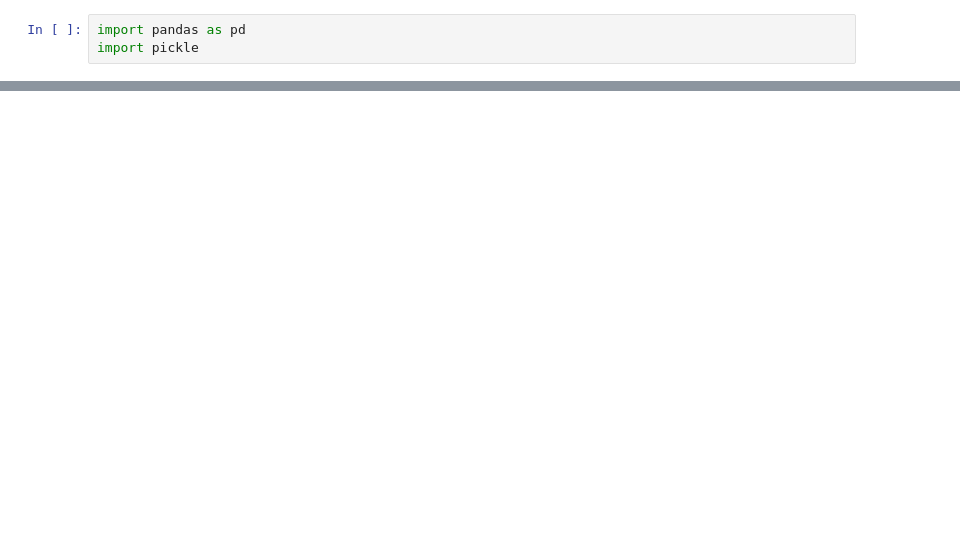
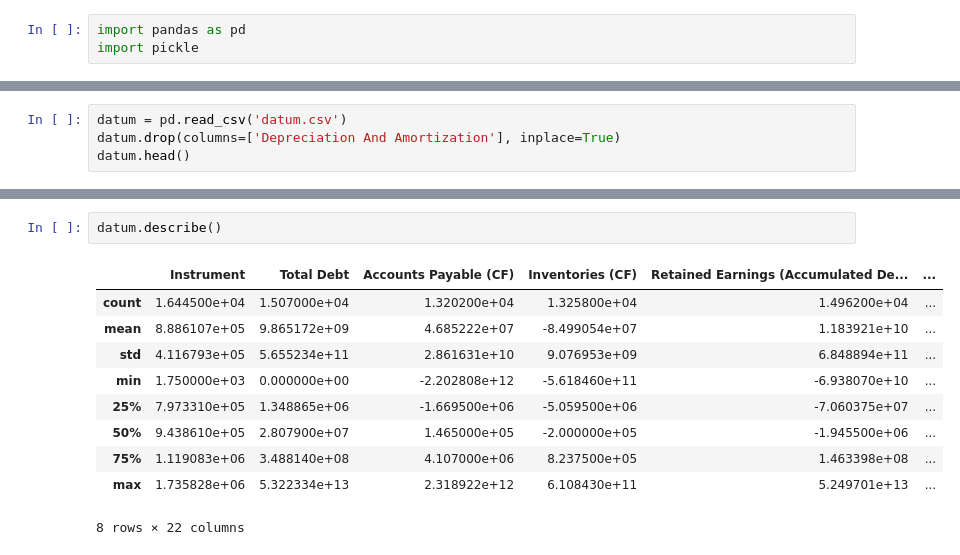
Before and after one commit to Faisalsouz/bankruptcy, a Jupyter notebook: data/Eikon/preprocessing.ipynb, the cells around one changed output, grey strips where cells are left out. Saved outputs shown, nothing was run; the diff lists cells and outputs as text; blank space fills up the shorter version.

```diff
--- a/data/Eikon/preprocessing.ipynb
+++ b/data/Eikon/preprocessing.ipynb
@@ -14,0 +4,4 @@ beta.head()
+# %%
+datum = pd.read_csv('datum.csv')
+datum.drop(columns=['Depreciation And Amortization'], inplace=True)
+datum.head()
@@ -48,0 +42,13 @@ Index(['c1', 'c2'], dtype='object')
+# %%
+datum.describe()
+# %% [output]
+|  | Instrument | Total Debt | Accounts Payable (CF) | Inventories (CF) | Retained Earnings (Accumulated De... | ... |
+| count | 1.644500e+04 | 1.507000e+04 | 1.320200e+04 | 1.325800e+04 | 1.496200e+04 | ... |
+| mean | 8.886107e+05 | 9.865172e+09 | 4.685222e+07 | -8.499054e+07 | 1.183921e+10 | ... |
+| std | 4.116793e+05 | 5.655234e+11 | 2.861631e+10 | 9.076953e+09 | 6.848894e+11 | ... |
+| min | 1.750000e+03 | 0.000000e+00 | -2.202808e+12 | -5.618460e+11 | -6.938070e+10 | ... |
+| 25% | 7.973310e+05 | 1.348865e+06 | -1.669500e+06 | -5.059500e+06 | -7.060375e+07 | ... |
+| 50% | 9.438610e+05 | 2.807900e+07 | 1.465000e+05 | -2.000000e+05 | -1.945500e+06 | ... |
+| 75% | 1.119083e+06 | 3.488140e+08 | 4.107000e+06 | 8.237500e+05 | 1.463398e+08 | ... |
+| max | 1.735828e+06 | 5.322334e+13 | 2.318922e+12 | 6.108430e+11 | 5.249701e+13 | ... |
+8 rows × 22 columns
```
Also changed, not shown: parts of 14 cells of this notebook, 2 other files.
